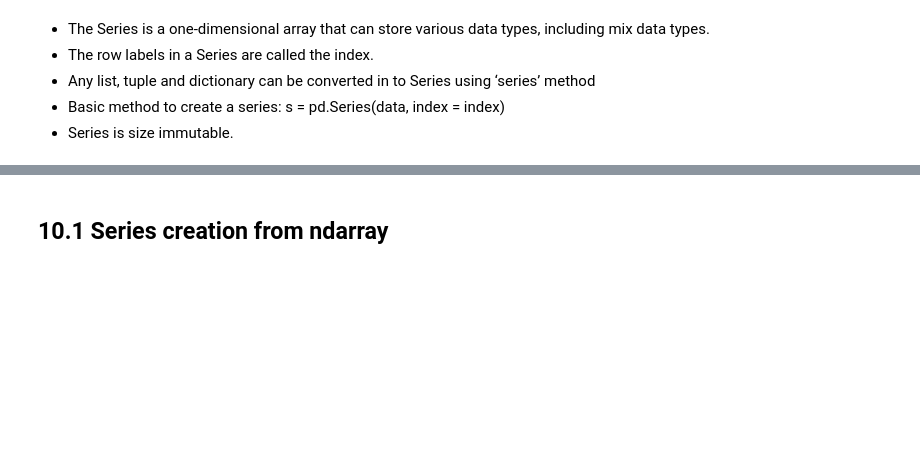
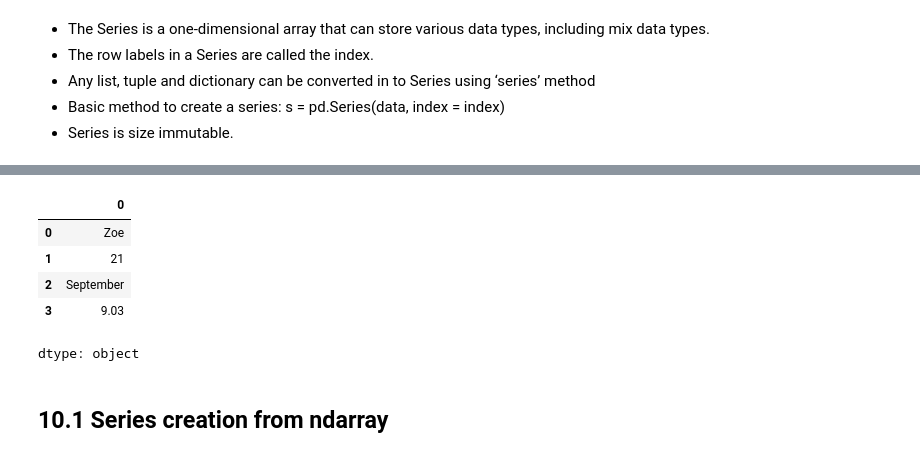
Before and after one commit to zlwym/Week1-Intro-to-Python, a Jupyter notebook: Introduction_to_Python.ipynb, the cells around one changed output, grey strips where cells are left out. Saved outputs shown, nothing was run; the diff lists cells and outputs as text; code cells hidden in the pictures; blank space fills up the shorter version.

```diff
--- a/Introduction_to_Python.ipynb
+++ b/Introduction_to_Python.ipynb
@@ -1032,4 +1104,18 @@ s
 dtype: object
+# %%
+#added example
+#Create a series that holds multiple data types
+
+z = pd.Series(['Zoe', 21, 'September', 9.03]) #create a series using s=pd.Series(data, index = index)
+
+z
+# %% [output]
+|  | 0 |
+| 0 | Zoe |
+| 1 | 21 |
+| 2 | September |
+| 3 | 9.03 |
+dtype: object
 # %% [markdown]
 ## 10.1 Series creation from ndarray
 # %% [markdown]
```
Also changed, not shown: parts of 22 cells of this notebook.
